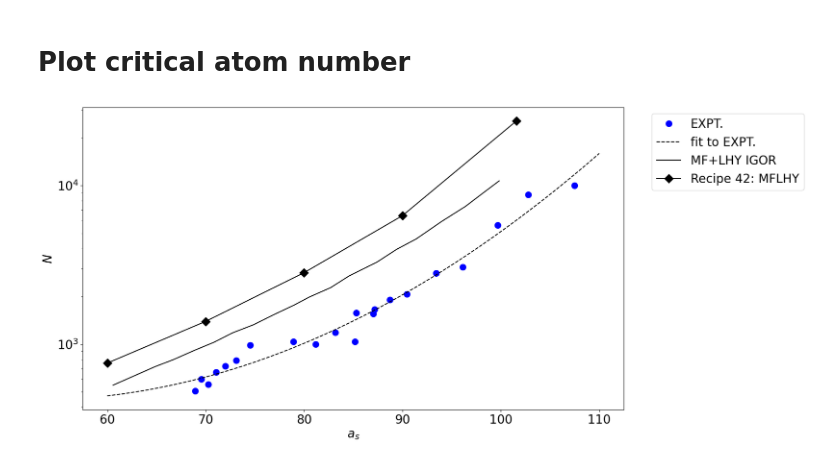
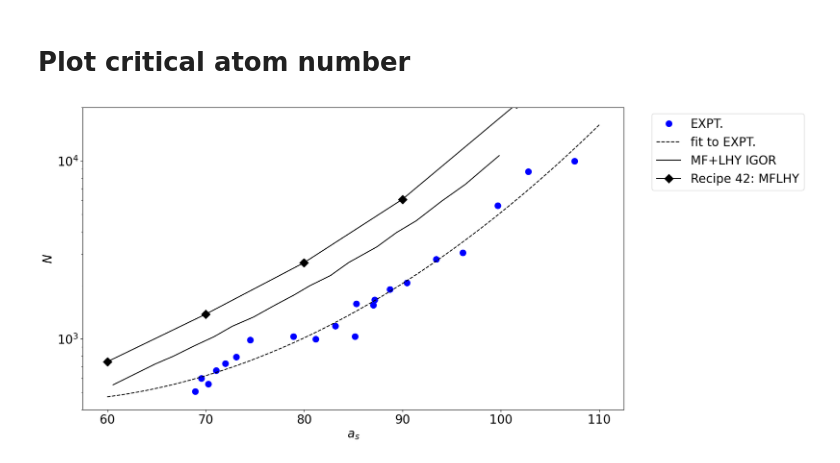
Before and after one commit to viktorcikojevic/dipolar-droplets, a Jupyter notebook: critical_atom_number.ipynb, the cells around one changed output. Cells and saved outputs as stored; diff of their text form; code cells hidden in the pictures.

```diff
--- a/critical_atom_number.ipynb
+++ b/critical_atom_number.ipynb
@@ -937,31 +979,33 @@ plt.plot(sclen_mf, nc_mf, label="MF+LHY IGOR", color='black', markersize=10)
 # sclen = data[:,0]
 # nc = data[:,1]
 # plt.plot(sclen, nc, label="Recipe 6", color='orange', marker='D', ls='', markersize=10)
 
 
 data = np.loadtxt("./recipe-42-nc/functionals_E_N.dat")
 sclen = data[:,0]
 nc = data[:,1]
 plt.plot(sclen, nc, label="Recipe 42: MFLHY", color='black', marker='D', ls='-', markersize=10)
 
 
 # data = np.loadtxt("./recipe-43-nc/functionals_E_N.dat")
 # sclen = data[:,0]
 # nc = data[:,1]
 # plt.plot(sclen, nc, label="Recipe 43: Cherny", color='pink', marker='D', ls='', markersize=10)
 
 
 plt.xlabel(r'$a_s$', fontsize=20)
 plt.ylabel(r'$N$', fontsize=20)
 plt.legend(loc = "best", bbox_to_anchor=(1.04, 1), fontsize=20)
 
+plt.ylim(4E+02, 2e4)
+
 plt.yscale('log')
 # plt.ylim(1, 200000)
 plt.xticks(fontsize=20)
 plt.yticks(fontsize=20)
 
 # Save the figure into plots folder
 plt.savefig(f"plots/recipe-42-nc.pdf", bbox_inches='tight', dpi=300)
 plt.savefig(f"plots/recipe-42-nc.png", bbox_inches='tight', dpi=300)
 # %% [output]
-[figure, old version]
+[figure, new version]
```
Also changed, not shown: parts of 5 cells of this notebook, 3 other files.
